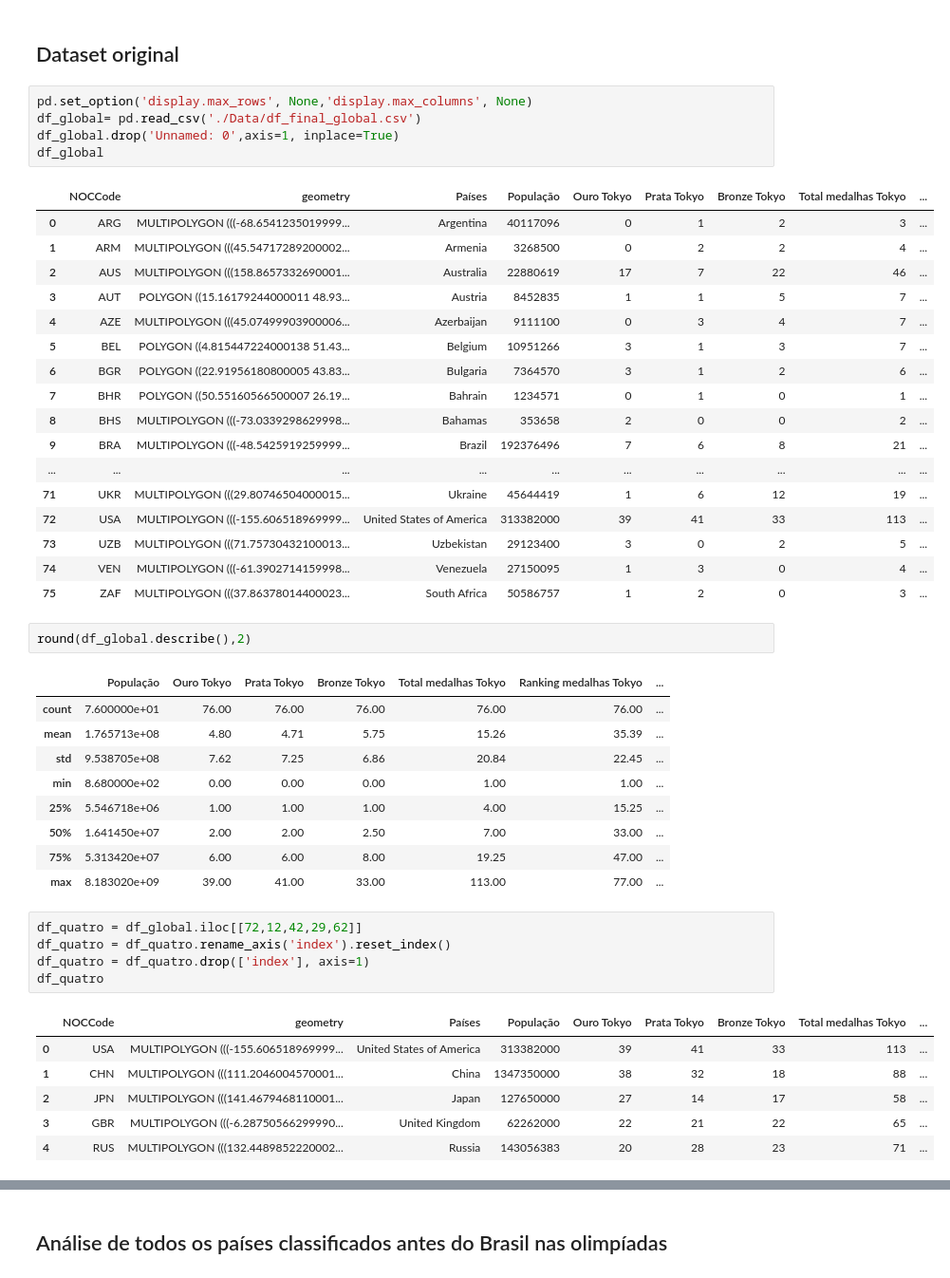
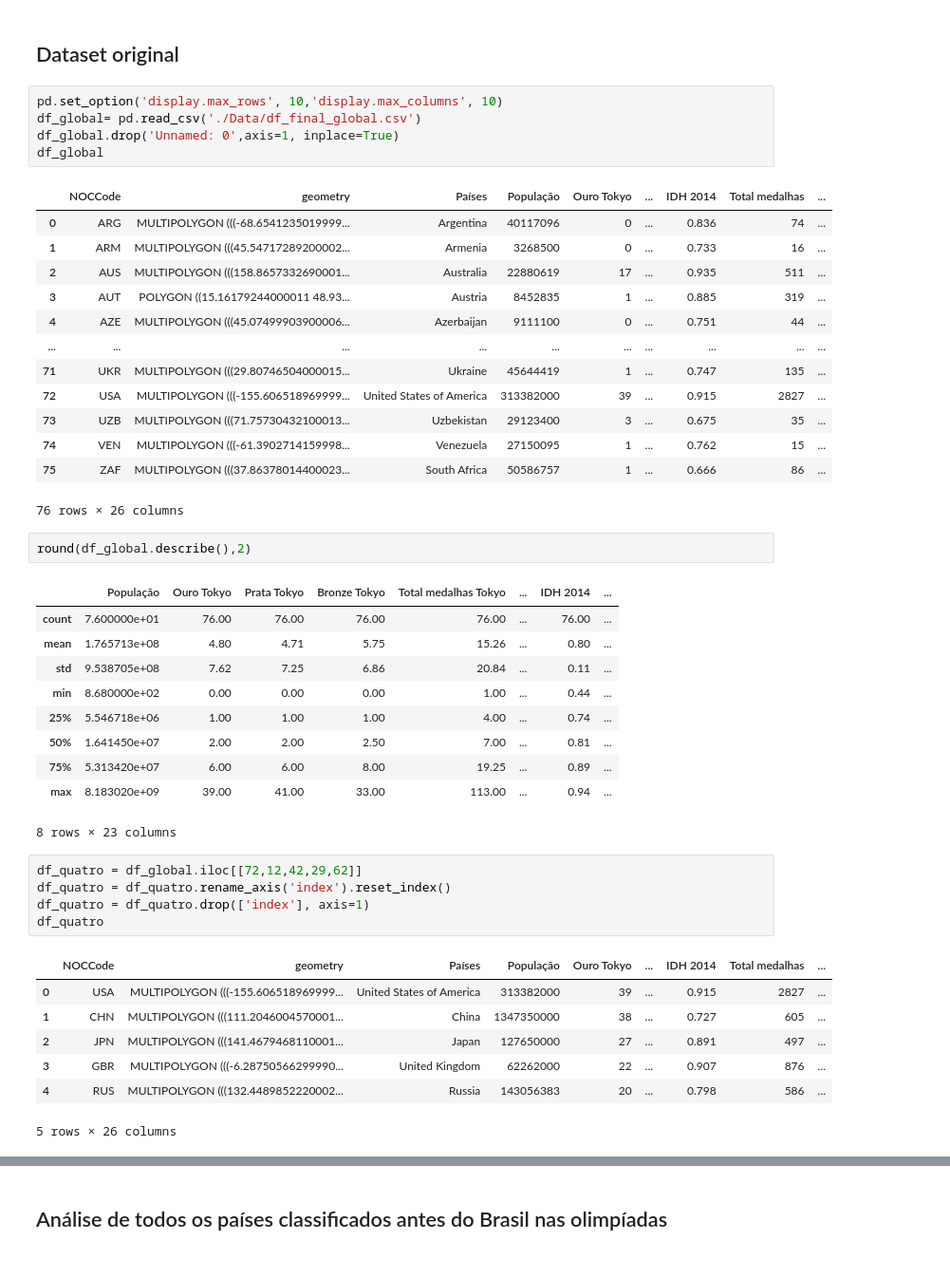
Before and after one commit to brunabellini/Projeto_Olimpiadas, a Jupyter notebook: olimpiada-final.ipynb, the cells around one changed output, grey strips where cells are left out. Shown at 95% size. Saved outputs shown, nothing was run; the diff lists cells and outputs as text.

```diff
--- a/olimpiada-final.ipynb
+++ b/olimpiada-final.ipynb
@@ -53,52 +54,50 @@ import numpy as np
 # %% [markdown]
 ## Dataset original
 # %%
-pd.set_option('display.max_rows', None,'display.max_columns', None)
+pd.set_option('display.max_rows', 10,'display.max_columns', 10)
 df_global= pd.read_csv('./Data/df_final_global.csv')
 df_global.drop('Unnamed: 0',axis=1, inplace=True)
 df_global
 # %% [output]
-|  | NOCCode | geometry | Países | População | Ouro Tokyo | Prata Tokyo | Bronze Tokyo | Total medalhas Tokyo | ... |
-| 0 | ARG | MULTIPOLYGON (((-68.6541235019999... | Argentina | 40117096 | 0 | 1 | 2 | 3 | ... |
-| 1 | ARM | MULTIPOLYGON (((45.54717289200002... | Armenia | 3268500 | 0 | 2 | 2 | 4 | ... |
-| 2 | AUS | MULTIPOLYGON (((158.8657332690001... | Australia | 22880619 | 17 | 7 | 22 | 46 | ... |
-| 3 | AUT | POLYGON ((15.16179244000011 48.93... | Austria | 8452835 | 1 | 1 | 5 | 7 | ... |
-| 4 | AZE | MULTIPOLYGON (((45.07499903900006... | Azerbaijan | 9111100 | 0 | 3 | 4 | 7 | ... |
-| 5 | BEL | POLYGON ((4.815447224000138 51.43... | Belgium | 10951266 | 3 | 1 | 3 | 7 | ... |
-| 6 | BGR | POLYGON ((22.91956180800005 43.83... | Bulgaria | 7364570 | 3 | 1 | 2 | 6 | ... |
-| 7 | BHR | POLYGON ((50.55160566500007 26.19... | Bahrain | 1234571 | 0 | 1 | 0 | 1 | ... |
-| 8 | BHS | MULTIPOLYGON (((-73.0339298629998... | Bahamas | 353658 | 2 | 0 | 0 | 2 | ... |
-| 9 | BRA | MULTIPOLYGON (((-48.5425919259999... | Brazil | 192376496 | 7 | 6 | 8 | 21 | ... |
+|  | NOCCode | geometry | Países | População | Ouro Tokyo | ... | IDH 2014 | Total medalhas | ... |
+| 0 | ARG | MULTIPOLYGON (((-68.6541235019999... | Argentina | 40117096 | 0 | ... | 0.836 | 74 | ... |
+| 1 | ARM | MULTIPOLYGON (((45.54717289200002... | Armenia | 3268500 | 0 | ... | 0.733 | 16 | ... |
+| 2 | AUS | MULTIPOLYGON (((158.8657332690001... | Australia | 22880619 | 17 | ... | 0.935 | 511 | ... |
+| 3 | AUT | POLYGON ((15.16179244000011 48.93... | Austria | 8452835 | 1 | ... | 0.885 | 319 | ... |
+| 4 | AZE | MULTIPOLYGON (((45.07499903900006... | Azerbaijan | 9111100 | 0 | ... | 0.751 | 44 | ... |
 | ... | ... | ... | ... | ... | ... | ... | ... | ... | ... |
-| 71 | UKR | MULTIPOLYGON (((29.80746504000015... | Ukraine | 45644419 | 1 | 6 | 12 | 19 | ... |
-| 72 | USA | MULTIPOLYGON (((-155.606518969999... | United States of America | 313382000 | 39 | 41 | 33 | 113 | ... |
-| 73 | UZB | MULTIPOLYGON (((71.75730432100013... | Uzbekistan | 29123400 | 3 | 0 | 2 | 5 | ... |
-| 74 | VEN | MULTIPOLYGON (((-61.3902714159998... | Venezuela | 27150095 | 1 | 3 | 0 | 4 | ... |
-| 75 | ZAF | MULTIPOLYGON (((37.86378014400023... | South Africa | 50586757 | 1 | 2 | 0 | 3 | ... |
+| 71 | UKR | MULTIPOLYGON (((29.80746504000015... | Ukraine | 45644419 | 1 | ... | 0.747 | 135 | ... |
+| 72 | USA | MULTIPOLYGON (((-155.606518969999... | United States of America | 313382000 | 39 | ... | 0.915 | 2827 | ... |
+| 73 | UZB | MULTIPOLYGON (((71.75730432100013... | Uzbekistan | 29123400 | 3 | ... | 0.675 | 35 | ... |
+| 74 | VEN | MULTIPOLYGON (((-61.3902714159998... | Venezuela | 27150095 | 1 | ... | 0.762 | 15 | ... |
+| 75 | ZAF | MULTIPOLYGON (((37.86378014400023... | South Africa | 50586757 | 1 | ... | 0.666 | 86 | ... |
+76 rows × 26 columns
 # %%
 round(df_global.describe(),2)
 # %% [output]
-|  | População | Ouro Tokyo | Prata Tokyo | Bronze Tokyo | Total medalhas Tokyo | Ranking medalhas Tokyo | ... |
-| count | 7.600000e+01 | 76.00 | 76.00 | 76.00 | 76.00 | 76.00 | ... |
-| mean | 1.765713e+08 | 4.80 | 4.71 | 5.75 | 15.26 | 35.39 | ... |
-| std | 9.538705e+08 | 7.62 | 7.25 | 6.86 | 20.84 | 22.45 | ... |
-| min | 8.680000e+02 | 0.00 | 0.00 | 0.00 | 1.00 | 1.00 | ... |
-| 25% | 5.546718e+06 | 1.00 | 1.00 | 1.00 | 4.00 | 15.25 | ... |
-| 50% | 1.641450e+07 | 2.00 | 2.00 | 2.50 | 7.00 | 33.00 | ... |
-| 75% | 5.313420e+07 | 6.00 | 6.00 | 8.00 | 19.25 | 47.00 | ... |
-| max | 8.183020e+09 | 39.00 | 41.00 | 33.00 | 113.00 | 77.00 | ... |
+|  | População | Ouro Tokyo | Prata Tokyo | Bronze Tokyo | Total medalhas Tokyo | ... | IDH 2014 | ... |
+| count | 7.600000e+01 | 76.00 | 76.00 | 76.00 | 76.00 | ... | 76.00 | ... |
+| mean | 1.765713e+08 | 4.80 | 4.71 | 5.75 | 15.26 | ... | 0.80 | ... |
+| std | 9.538705e+08 | 7.62 | 7.25 | 6.86 | 20.84 | ... | 0.11 | ... |
+| min | 8.680000e+02 | 0.00 | 0.00 | 0.00 | 1.00 | ... | 0.44 | ... |
+| 25% | 5.546718e+06 | 1.00 | 1.00 | 1.00 | 4.00 | ... | 0.74 | ... |
+| 50% | 1.641450e+07 | 2.00 | 2.00 | 2.50 | 7.00 | ... | 0.81 | ... |
+| 75% | 5.313420e+07 | 6.00 | 6.00 | 8.00 | 19.25 | ... | 0.89 | ... |
+| max | 8.183020e+09 | 39.00 | 41.00 | 33.00 | 113.00 | ... | 0.94 | ... |
+8 rows × 23 columns
 # %%
 df_quatro = df_global.iloc[[72,12,42,29,62]]
 df_quatro = df_quatro.rename_axis('index').reset_index()
 df_quatro = df_quatro.drop(['index'], axis=1)
 df_quatro
 # %% [output]
-|  | NOCCode | geometry | Países | População | Ouro Tokyo | Prata Tokyo | Bronze Tokyo | Total medalhas Tokyo | ... |
-| 0 | USA | MULTIPOLYGON (((-155.606518969999... | United States of America | 313382000 | 39 | 41 | 33 | 113 | ... |
-| 1 | CHN | MULTIPOLYGON (((111.2046004570001... | China | 1347350000 | 38 | 32 | 18 | 88 | ... |
-| 2 | JPN | MULTIPOLYGON (((141.4679468110001... | Japan | 127650000 | 27 | 14 | 17 | 58 | ... |
-| 3 | GBR | MULTIPOLYGON (((-6.28750566299990... | United Kingdom | 62262000 | 22 | 21 | 22 | 65 | ... |
-| 4 | RUS | MULTIPOLYGON (((132.4489852220002... | Russia | 143056383 | 20 | 28 | 23 | 71 | ... |
+|  | NOCCode | geometry | Países | População | Ouro Tokyo | ... | IDH 2014 | Total medalhas | ... |
+| 0 | USA | MULTIPOLYGON (((-155.606518969999... | United States of America | 313382000 | 39 | ... | 0.915 | 2827 | ... |
+| 1 | CHN | MULTIPOLYGON (((111.2046004570001... | China | 1347350000 | 38 | ... | 0.727 | 605 | ... |
+| 2 | JPN | MULTIPOLYGON (((141.4679468110001... | Japan | 127650000 | 27 | ... | 0.891 | 497 | ... |
+| 3 | GBR | MULTIPOLYGON (((-6.28750566299990... | United Kingdom | 62262000 | 22 | ... | 0.907 | 876 | ... |
+| 4 | RUS | MULTIPOLYGON (((132.4489852220002... | Russia | 143056383 | 20 | ... | 0.798 | 586 | ... |
+5 rows × 26 columns
 # %%
 fig = go.Figure(data=[
     go.Bar(name='Total de medalhas olimpícas', x=df_quatro['Países'], y=df_quatro['Total medalhas'],
```
Also changed, not shown: parts of 17 cells of this notebook, 10 other files.
